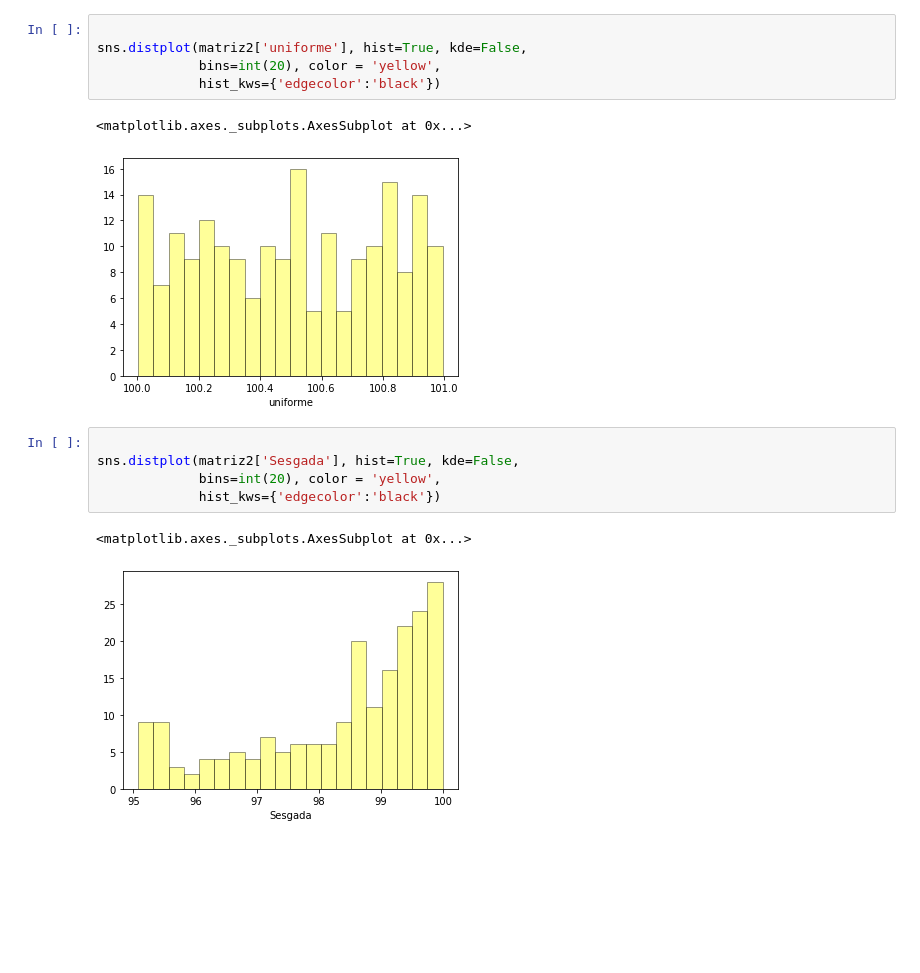
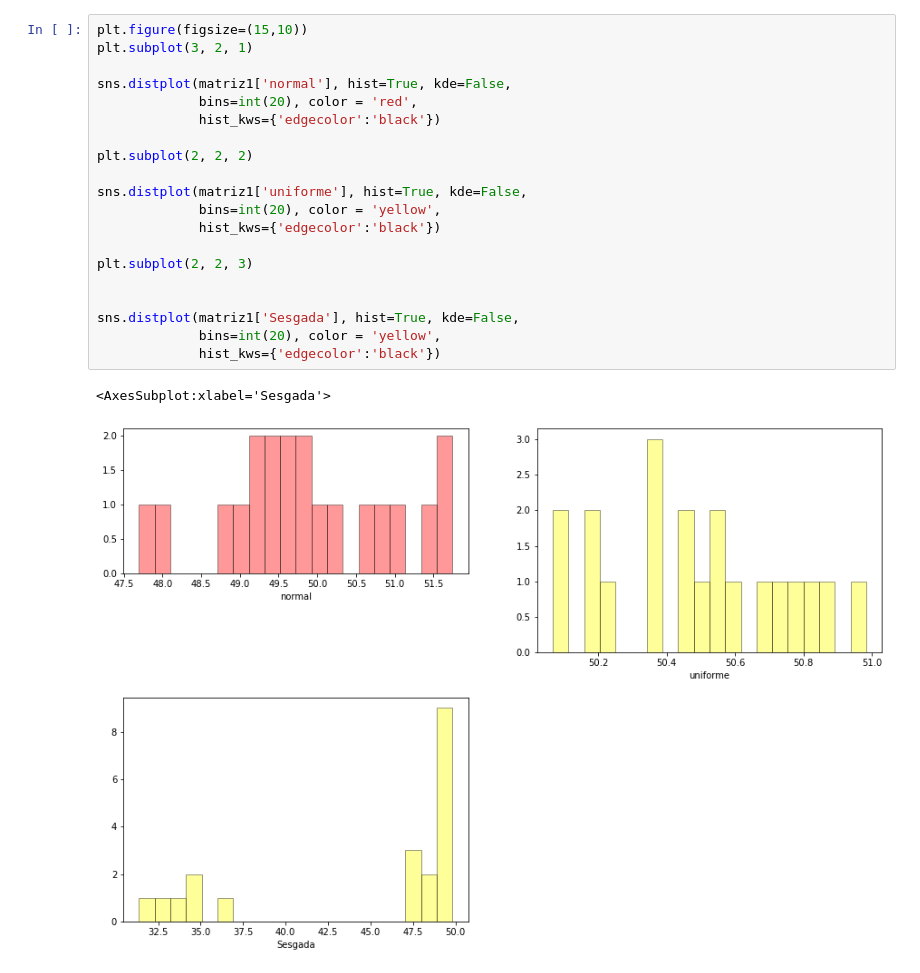
Before and after one commit to arielmeragelman/Practicas_profesionales_1, a Jupyter notebook: GENERAR_MATRICES_TP.ipynb, the cells around one changed output. Saved outputs shown, nothing was run; the diff lists cells and outputs as text; blank space fills up the shorter version.

```diff
--- a/GENERAR_MATRICES_TP.ipynb
+++ b/GENERAR_MATRICES_TP.ipynb
@@ -98,16 +111,23 @@ sns.distplot(matriz2['normal'], hist=True, kde=False,
-# %%
-
-sns.distplot(matriz2['uniforme'], hist=True, kde=False,
-             bins=int(20), color = 'yellow',
-             hist_kws={'edgecolor':'black'})
-# %% [output]
-<matplotlib.axes._subplots.AxesSubplot at 0x...>
-[figure, removed]
-# %%
-
-sns.distplot(matriz2['Sesgada'], hist=True, kde=False,
-             bins=int(20), color = 'yellow',
-             hist_kws={'edgecolor':'black'})
-# %% [output]
-<matplotlib.axes._subplots.AxesSubplot at 0x...>
-[figure, removed]
+# %%
+plt.figure(figsize=(15,10))
+plt.subplot(3, 2, 1)
+
+sns.distplot(matriz1['normal'], hist=True, kde=False,
+             bins=int(20), color = 'red',
+             hist_kws={'edgecolor':'black'})
+
+plt.subplot(2, 2, 2)
+
+sns.distplot(matriz1['uniforme'], hist=True, kde=False,
+             bins=int(20), color = 'yellow',
+             hist_kws={'edgecolor':'black'})
+
+plt.subplot(2, 2, 3)
+
+
+sns.distplot(matriz1['Sesgada'], hist=True, kde=False,
+             bins=int(20), color = 'yellow',
+             hist_kws={'edgecolor':'black'})
+# %% [output]
+<AxesSubplot:xlabel='Sesgada'>
+[figure, added]
```
Also changed, not shown: parts of 34 cells of this notebook.
